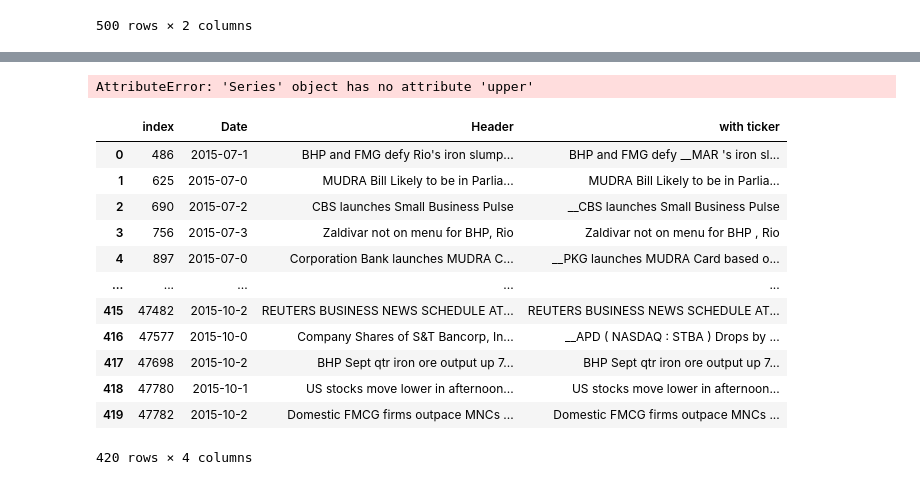
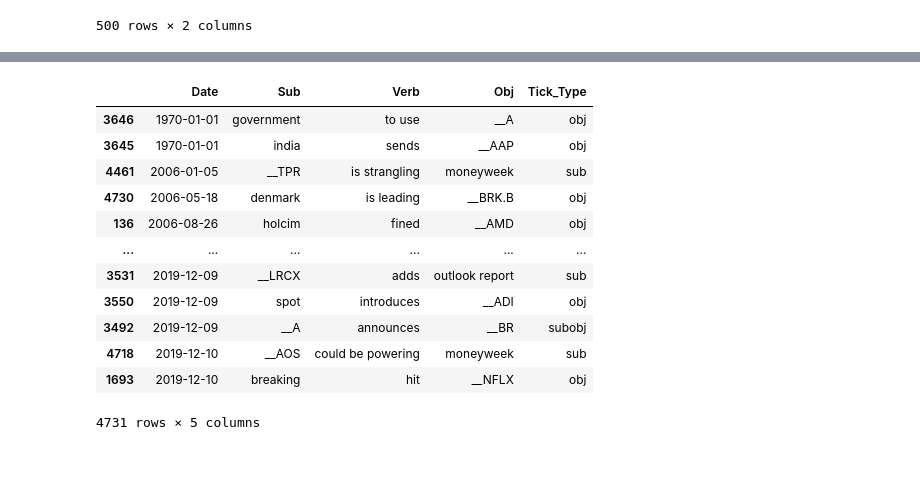
Before and after one commit to mcindoe/nlp, a Jupyter notebook: Stappy.ipynb, the cells around one changed output, grey strips where cells are left out. Cells and saved outputs as stored; diff of their text form; code cells hidden in the pictures.

```diff
--- a/Stappy.ipynb
+++ b/Stappy.ipynb
@@ -280,36 +217,24 @@ MUDRA Bill Likely to be in Parliament in Winter Session: CEO, MUDRA Bank
-# %%
-print(len(header['with ticker']))
-for i in range (len(header['with ticker'])):
-    print(i)
-    headline = header.loc[i,'with ticker']
-    #print(headline)
-    try :
-        nlp_headline = nlp(headline)
-        for j in range(nlp_headline):
-            header.loc[i,'nlp' + str(j)]=nlp_headline[j]
-            header[['nlp'+str(j)+'Sub','nlp'+str(j)+'Verb', 'nlp'+str(j)+'Obj']] = pd.DataFrame(header['nlp'+str(j)].tolist(), index=df.index)
-    except :
-        print("An exception occurred")
-
-header
-# %% [output]
-AttributeError: 'Series' object has no attribute 'upper'
-# %%
-header
-# %% [output]
-|  | index | Date | Header | with ticker |
-| 0 | 486 | 2015-07-1 | BHP and FMG defy Rio's iron slump... | BHP and FMG defy __MAR 's iron sl... |
-| 1 | 625 | 2015-07-0 | MUDRA Bill Likely to be in Parlia... | MUDRA Bill Likely to be in Parlia... |
-| 2 | 690 | 2015-07-2 | CBS launches Small Business Pulse | __CBS launches Small Business Pulse |
-| 3 | 756 | 2015-07-3 | Zaldivar not on menu for BHP, Rio | Zaldivar not on menu for BHP , Rio |
-| 4 | 897 | 2015-07-0 | Corporation Bank launches MUDRA C... | __PKG launches MUDRA Card based o... |
-| ... | ... | ... | ... | ... |
-| 415 | 47482 | 2015-10-2 | REUTERS BUSINESS NEWS SCHEDULE AT... | REUTERS BUSINESS NEWS SCHEDULE AT... |
-| 416 | 47577 | 2015-10-0 | Company Shares of S&T Bancorp, In... | __APD ( NASDAQ : STBA ) Drops by ... |
-| 417 | 47698 | 2015-10-2 | BHP Sept qtr iron ore output up 7... | BHP Sept qtr iron ore output up 7... |
-| 418 | 47780 | 2015-10-1 | US stocks move lower in afternoon... | US stocks move lower in afternoon... |
-| 419 | 47782 | 2015-10-2 | Domestic FMCG firms outpace MNCs ... | Domestic FMCG firms outpace MNCs ... |
-420 rows × 4 columns
+# %%
+test = svo_df
+svo_df['Date'] = pd.to_datetime(svo_df['Date'])
+
+svo_df = svo_df.sort_values(by='Date')
+svo_df
+#print(type(test.loc[1,'Date']))
+# %% [output]
+|  | Date | Sub | Verb | Obj | Tick_Type |
+| 3646 | 1970-01-01 | government | to use | __A | obj |
+| 3645 | 1970-01-01 | india | sends | __AAP | obj |
+| 4461 | 2006-01-05 | __TPR | is strangling | moneyweek | sub |
+| 4730 | 2006-05-18 | denmark | is leading | __BRK.B | obj |
+| 136 | 2006-08-26 | holcim | fined | __AMD | obj |
+| ... | ... | ... | ... | ... | ... |
+| 3531 | 2019-12-09 | __LRCX | adds | outlook report | sub |
+| 3550 | 2019-12-09 | spot | introduces | __ADI | obj |
+| 3492 | 2019-12-09 | __A | announces | __BR | subobj |
+| 4718 | 2019-12-10 | __AOS | could be powering | moneyweek | sub |
+| 1693 | 2019-12-10 | breaking | hit | __NFLX | obj |
+4731 rows × 5 columns
 # %%
 header['nlp'] = header['with ticker'].apply(nlp)
 
```
Also changed, not shown: parts of 14 cells of this notebook.
